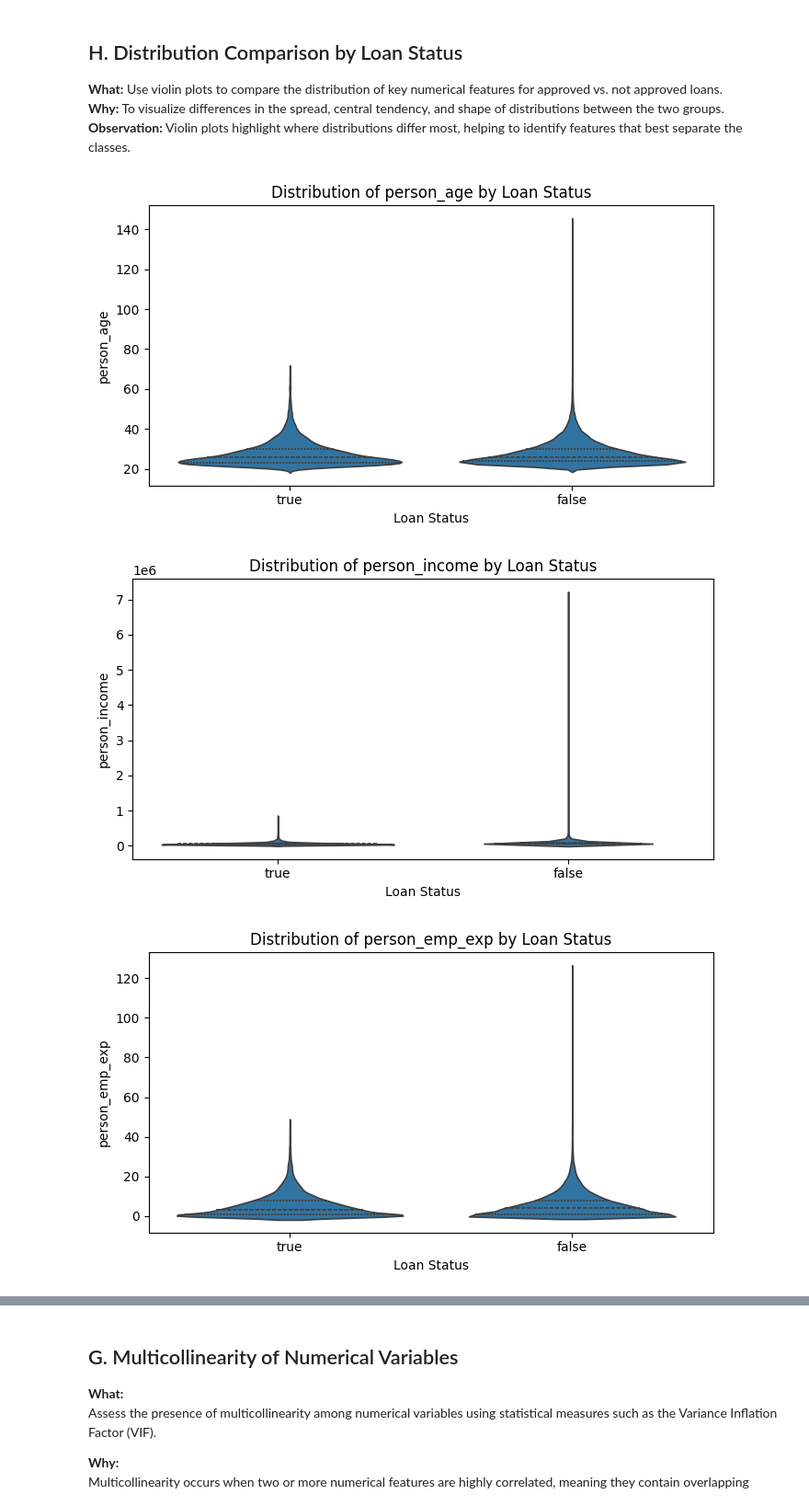
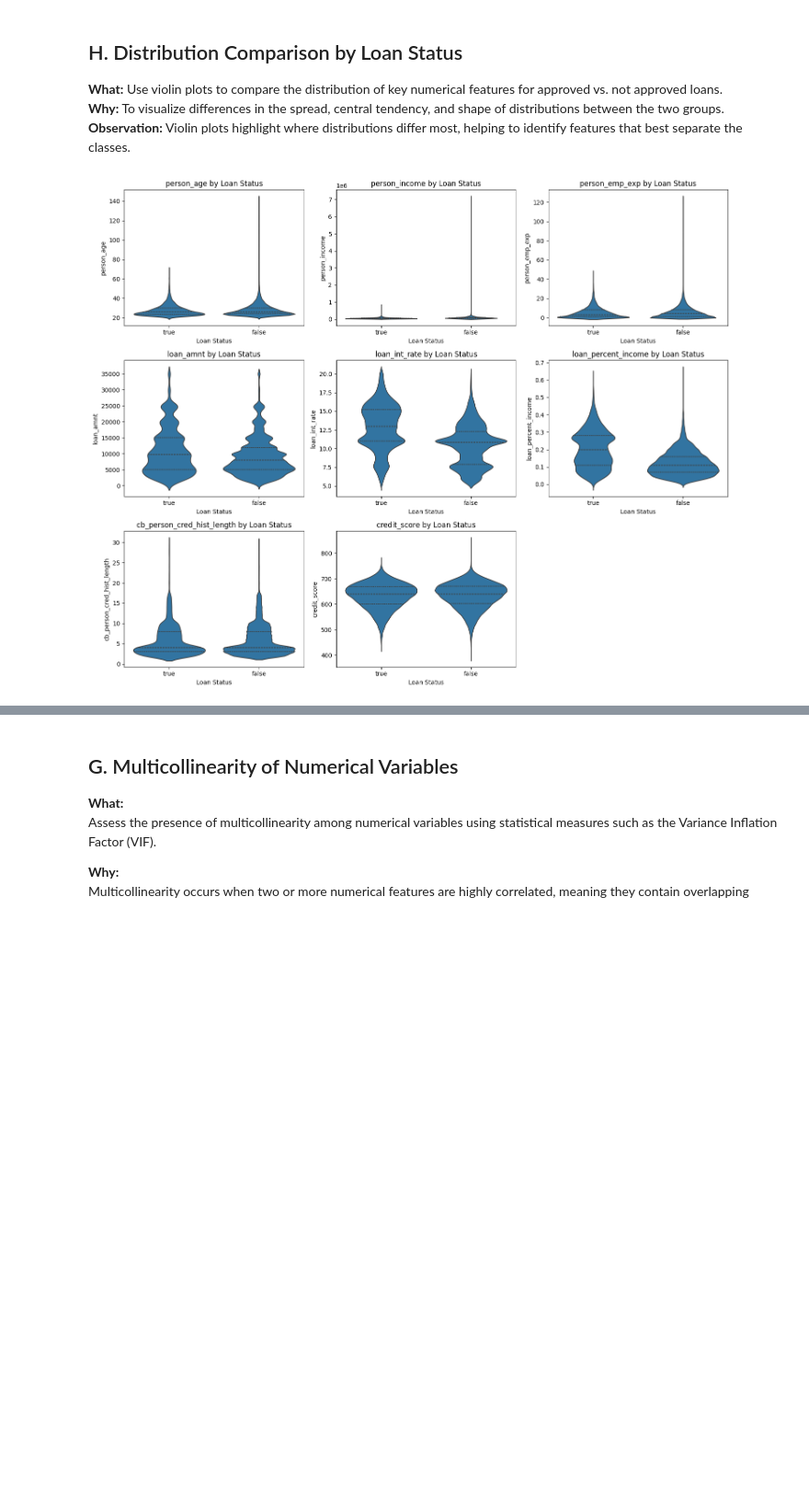
Before and after one commit to Hsotuhsa-S/Loan-Prediction-E2E-ML-Workflow, a Jupyter notebook: 00_LoanData_Cleanup_EDA.ipynb, the cells around one changed output, grey strips where cells are left out. Shown at 92% size. Drawn from its saved outputs; the diff is of its cells as text; code cells hidden in the pictures; blank space fills up the shorter version.

```diff
--- a/00_LoanData_Cleanup_EDA.ipynb
+++ b/00_LoanData_Cleanup_EDA.ipynb
@@ -327,17 +355,32 @@ plt.show()
 # %%
 # Distribution Comparison: Violin Plots by Loan Status
 import seaborn as sns
 import matplotlib.pyplot as plt
 
-for col in num_cols:
-    plt.figure(figsize=(7,4))
-    sns.violinplot(x='loan_status', y=col, data=rawLoanData_filled, inner='quartile')
-    plt.title(f'Distribution of {col} by Loan Status')
-    plt.xlabel('Loan Status')
-    plt.ylabel(col)
-    plt.tight_layout()
-    plt.show()
+# Create a compact grid of violin plots for all numerical features
+fig, axes = plt.subplots(n_rows, n_cols, figsize=(5 * n_cols, 4 * n_rows))
+axes = axes.flatten()
+
+for i, col in enumerate(num_cols):
+    sns.violinplot(x='loan_status', y=col, data=rawLoanData_filled, inner='quartile', ax=axes[i])
+    axes[i].set_title(f'{col} by Loan Status')
+    axes[i].set_xlabel('Loan Status')
+    axes[i].set_ylabel(col)
+
+# Remove any unused subplots
+for j in range(i + 1, len(axes)):
+    fig.delaxes(axes[j])
+
+plt.tight_layout()
+plt.show()
+
+# for col in num_cols:
+  #  plt.figure(figsize=(7,4))
+  #  sns.violinplot(x='loan_status', y=col, data=rawLoanData_filled, inner='quartile')
+  #  plt.title(f'Distribution of {col} by Loan Status')
+  #  plt.xlabel('Loan Status')
+  #  plt.ylabel(col)
+  #  plt.tight_layout()
+  #  plt.show()
 # %% [output]
-[figure, old version]
+[figure, new version]
-[figure, removed]
-[figure, removed]
```
Also changed, not shown: parts of 3 cells of this notebook.
